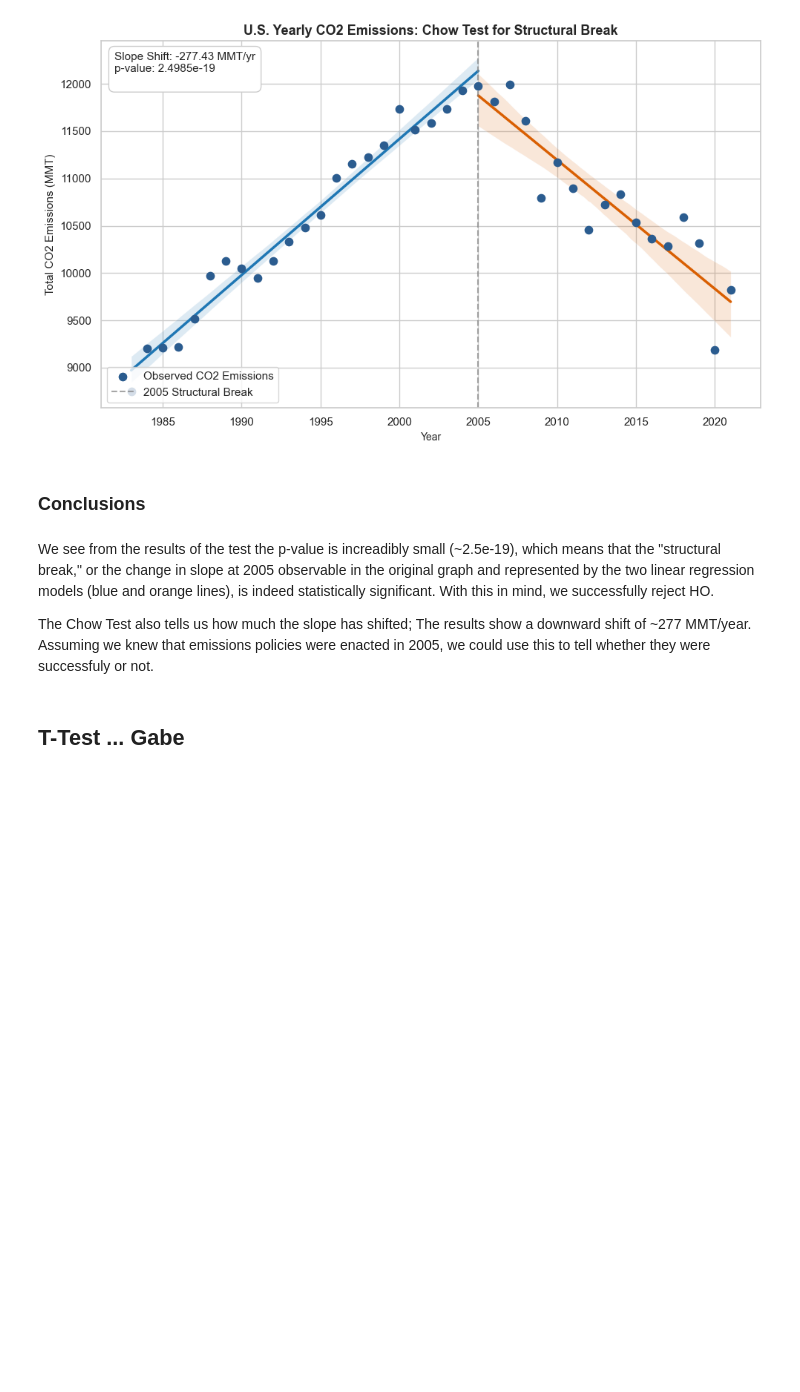
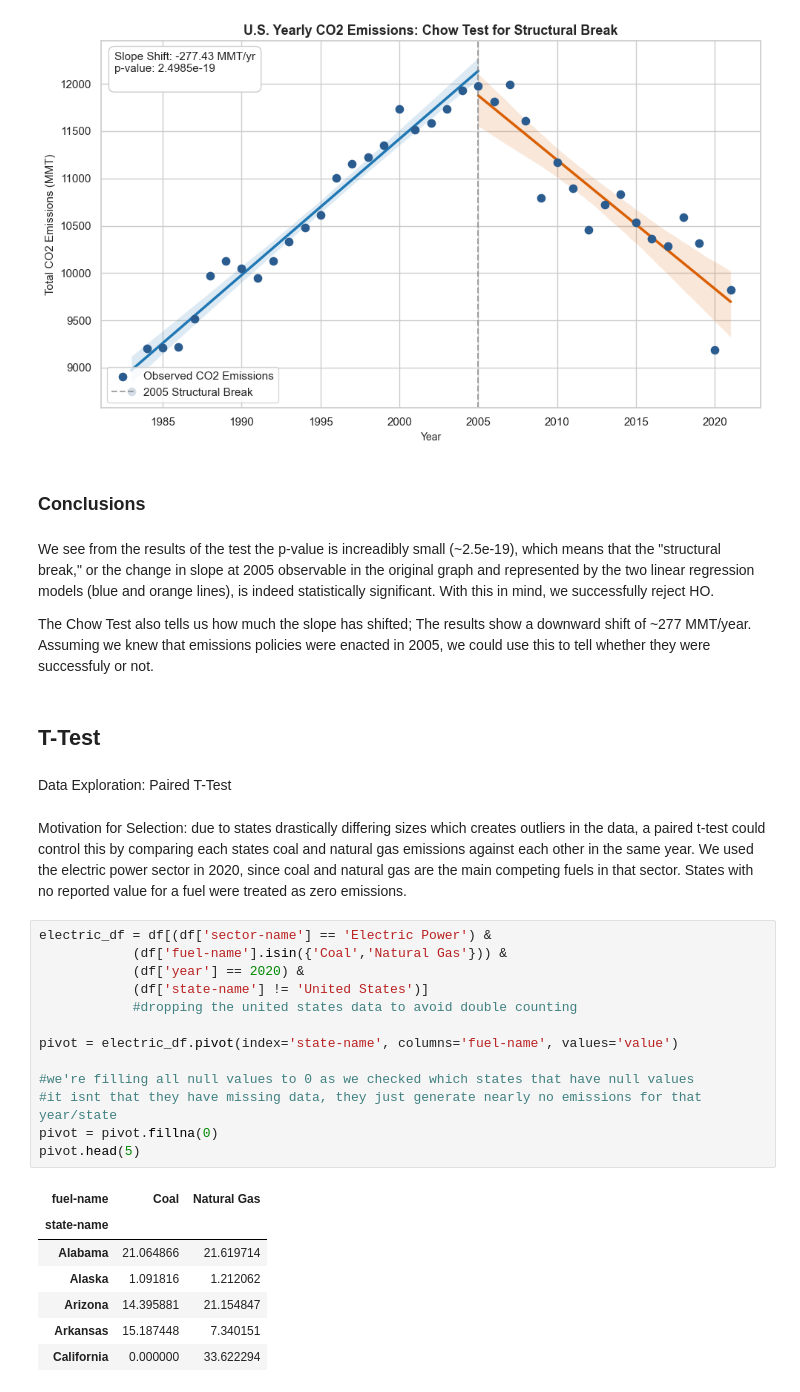
Before and after one commit to cowan05/CMSC320-Semester-Project, a Jupyter notebook: checkpoint2_renamed.ipynb, the cells around one changed output. Cells and saved outputs as stored; diff of their text form; blank space fills up the shorter version.

Commit message:
added my part
t test stuff

```diff
--- a/checkpoint2_renamed.ipynb
+++ b/checkpoint2_renamed.ipynb
@@ -322,5 +322,30 @@ p-value: 2.4985e-19
 We see from the results of the test the p-value is increadibly small (~2.5e-19), which means that the "structural break," or the change in slope at 2005 observable in the original graph and represented by the two linear regression models (blue and orange lines), is indeed statistically significant. With this in mind, we successfully reject HO.
 
 The Chow Test also tells us how much the slope has shifted; The results show a downward shift of ~277 MMT/year. Assuming we knew that emissions policies were enacted in 2005, we could use this to tell whether they were successfuly or not.
-# %% [markdown]
-## T-Test ... Gabe
+# %% [markdown]
+## T-Test
+# %% [markdown]
+Data Exploration: Paired T-Test
+# %% [markdown]
+Motivation for Selection: due to states drastically differing sizes which creates outliers in the data, a paired t-test could control this by comparing each states coal and natural gas emissions against each other in the same year. We used the electric power sector in 2020, since coal and natural gas are the main competing fuels in that sector. States with no reported value for a fuel were treated as zero emissions.
+# %%
+electric_df = df[(df['sector-name'] == 'Electric Power') &
+            (df['fuel-name'].isin({'Coal','Natural Gas'})) &
+            (df['year'] == 2020) &
+            (df['state-name'] != 'United States')]
+            #dropping the united states data to avoid double counting
+
+pivot = electric_df.pivot(index='state-name', columns='fuel-name', values='value')
+
+#we're filling all null values to 0 as we checked which states that have null values
+#it isnt that they have missing data, they just generate nearly no emissions for that year/state
+pivot = pivot.fillna(0)
+pivot.head(5)
+# %% [output]
+| fuel-name | Coal | Natural Gas |
+| state-name |  |  |
+| Alabama | 21.064866 | 21.619714 |
+| Alaska | 1.091816 | 1.212062 |
+| Arizona | 14.395881 | 21.154847 |
+| Arkansas | 15.187448 | 7.340151 |
+| California | 0.000000 | 33.622294 |
```
Also changed, not shown: parts of 4 cells of this notebook.
